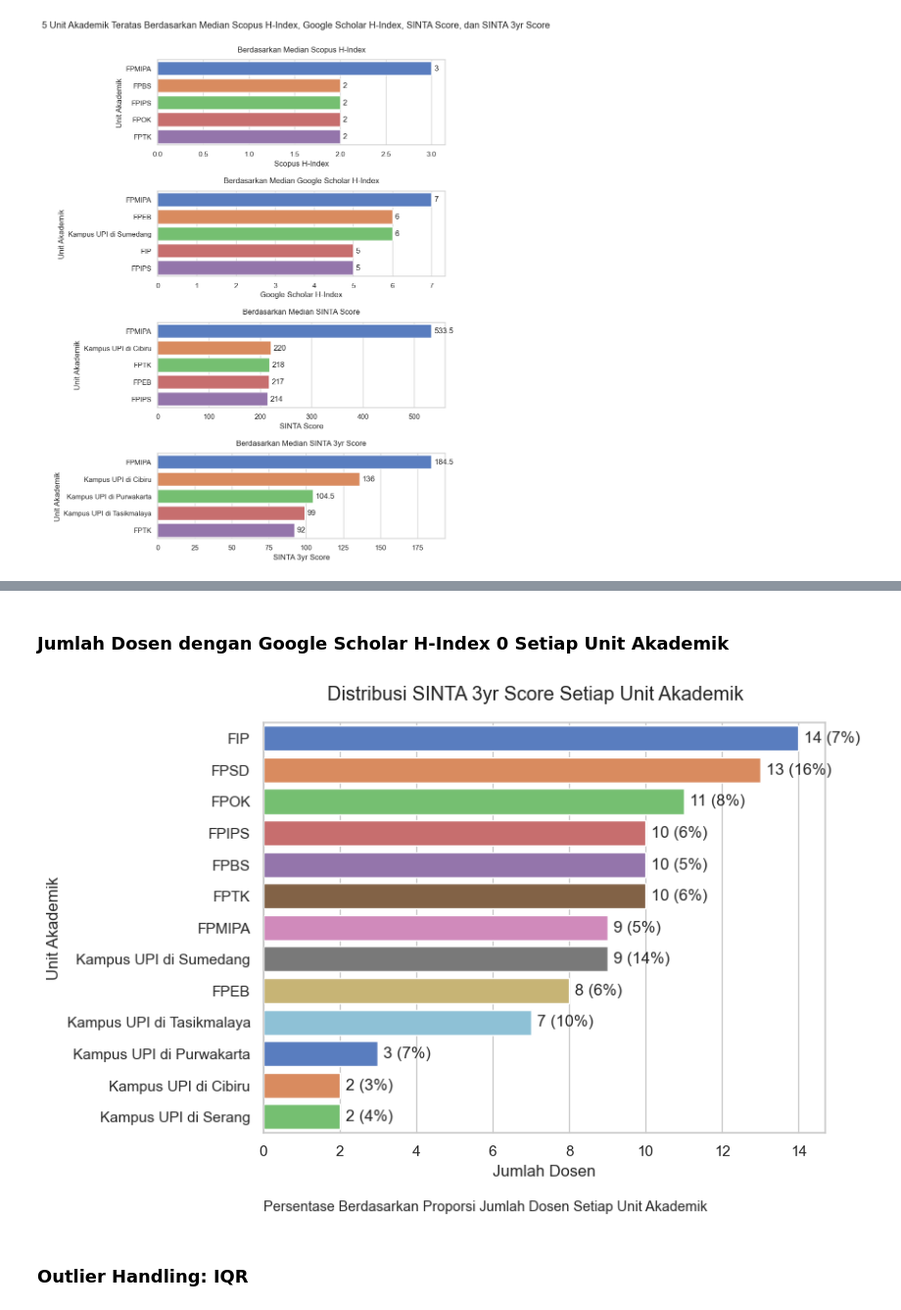
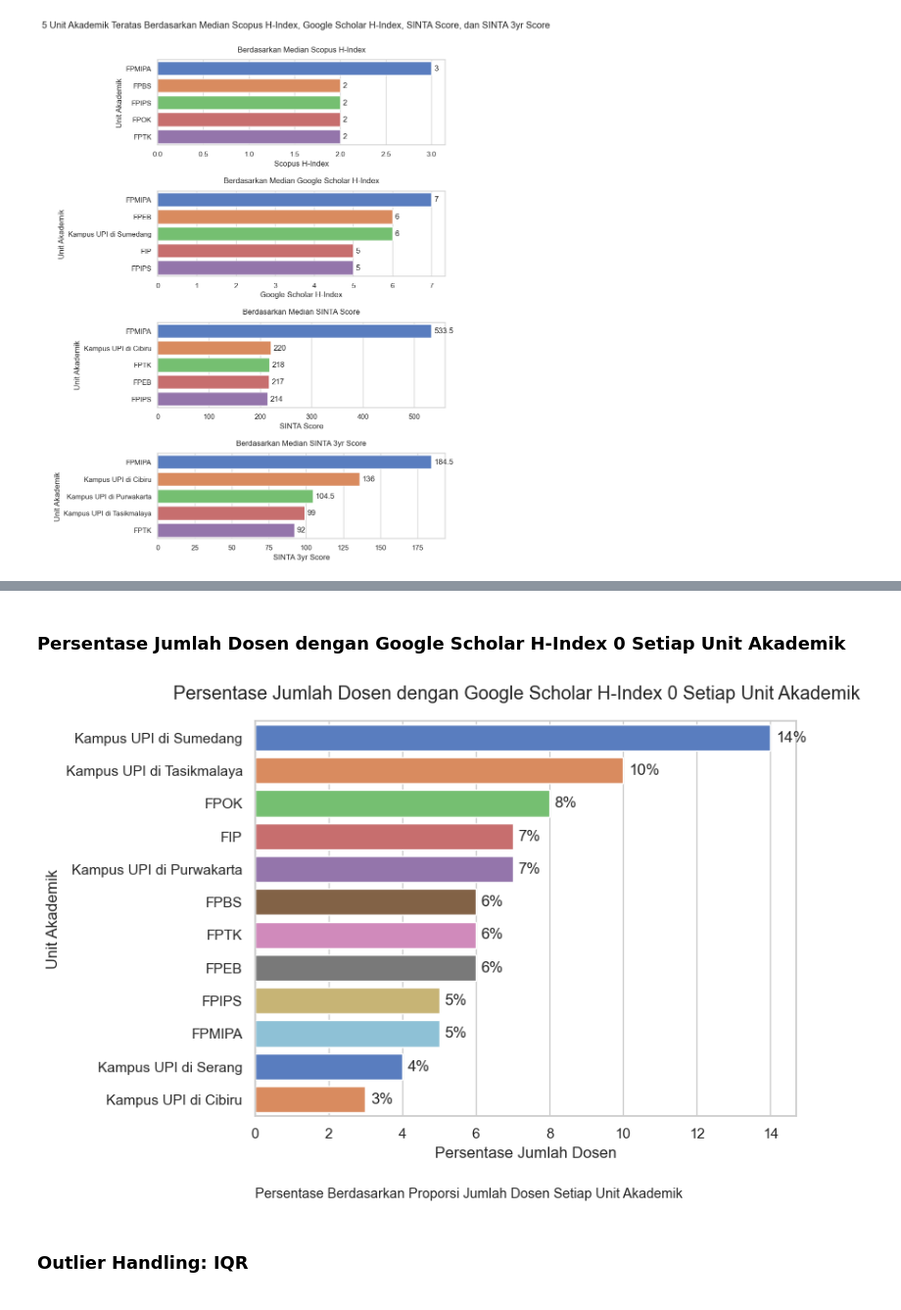
Before and after one commit to crypter7054/EDA-UPI-2022, a Jupyter notebook: Laporan SINTA 2023/EDA Unit Akademik 2023.ipynb, the cells around one changed output, grey strips where cells are left out. Shown at 98% size. Cells and saved outputs as stored; diff of their text form; code cells hidden in the pictures.

```diff
--- a/Laporan SINTA 2023/EDA Unit Akademik 2023.ipynb
+++ b/Laporan SINTA 2023/EDA Unit Akademik 2023.ipynb
@@ -587,16 +595,12 @@ Markdown("""
 plt.figure(figsize=(7.5, 5.5))
 plt.suptitle(f'{chart}', y=0.95)
 
-df_scopus_zero = df[df['scopus_h_index'] == 0]
+g = sns.barplot(x='percent', y='fakultas', data=scopus_zero_percent, palette='muted')
+g.set(ylabel='Unit Akademik', xlabel='Persentase Jumlah Dosen')
 
-g = sns.countplot(data=df_scopus_zero, y='fakultas', order=df_scopus_zero['fakultas'].value_counts().index, palette='muted')
-g.set(ylabel='Unit Akademik', xlabel='Jumlah Dosen')
+for container in g.containers:
+    g.bar_label(container, padding=4, fmt="%.0f%%")
 
-for i, container in enumerate(g.containers):
-    counts = [int(rect.get_width()) for rect in container]
-    for j, label in enumerate(scopus_zero_percent):
-        g.text(container[j].get_width() + 1, container[j].get_y() + container[j].get_height() / 2, f'{counts[j]} ({label})', ha='left', va='center')
-
-g.text(0, 15, 'Persentase Berdasarkan Proporsi Jumlah Dosen Setiap Unit Akademik', fontstyle="normal", fontweight="regular", fontsize=10.5)
+g.text(0, 14, 'Persentase Berdasarkan Proporsi Jumlah Dosen Setiap Unit Akademik', fontstyle="normal", fontweight="regular", fontsize=10.5)
 plt.show()
 # %% [output]
@@ -604,32 +608,28 @@ plt.show()
 # %%
 sns.set_theme(style="whitegrid")
 
-chart = 'Jumlah Dosen dengan Google Scholar H-Index 0 Setiap Unit Akademik'
+chart = 'Persentase Jumlah Dosen dengan Google Scholar H-Index 0 Setiap Unit Akademik'
 
 Markdown("""
 ### {title}
 """.format(title=chart))
 # %% [output]
 
-### Jumlah Dosen dengan Google Scholar H-Index 0 Setiap Unit Akademik
+### Persentase Jumlah Dosen dengan Google Scholar H-Index 0 Setiap Unit Akademik
 # %%
 plt.figure(figsize=(7.5, 5.5))
 plt.suptitle(f'{chart}', y=0.95)
 
-df_gs_zero = df[df['gs_h_index'] == 0]
+g = sns.barplot(x='percent', y='fakultas', data=gs_zero_percent, palette='muted')
+g.set(ylabel='Unit Akademik', xlabel='Persentase Jumlah Dosen')
 
-g = sns.countplot(data=df_gs_zero, y='fakultas', order=df_gs_zero['fakultas'].value_counts().index, palette='muted')
-g.set(ylabel='Unit Akademik', xlabel='Jumlah Dosen')
+for container in g.containers:
+    g.bar_label(container, padding=4, fmt="%.0f%%")
 
-for i, container in enumerate(g.containers):
-    counts = [int(rect.get_width()) for rect in container]
-    for j, label in enumerate(gs_zero_percent):
-        g.text(container[j].get_width() + 0.15, container[j].get_y() + container[j].get_height() / 2, f'{counts[j]} ({label})', ha='left', va='center')
-
-g.text(0, 15, 'Persentase Berdasarkan Proporsi Jumlah Dosen Setiap Unit Akademik', fontstyle="normal", fontweight="regular", fontsize=10.5)
+g.text(0, 14, 'Persentase Berdasarkan Proporsi Jumlah Dosen Setiap Unit Akademik', fontstyle="normal", fontweight="regular", fontsize=10.5)
 plt.show()
 # %% [output]
-[figure, old version]
+[figure, new version]
 # %% [markdown]
 ### Outlier Handling: IQR
 # %%
```
Also changed, not shown: parts of 8 cells of this notebook.
